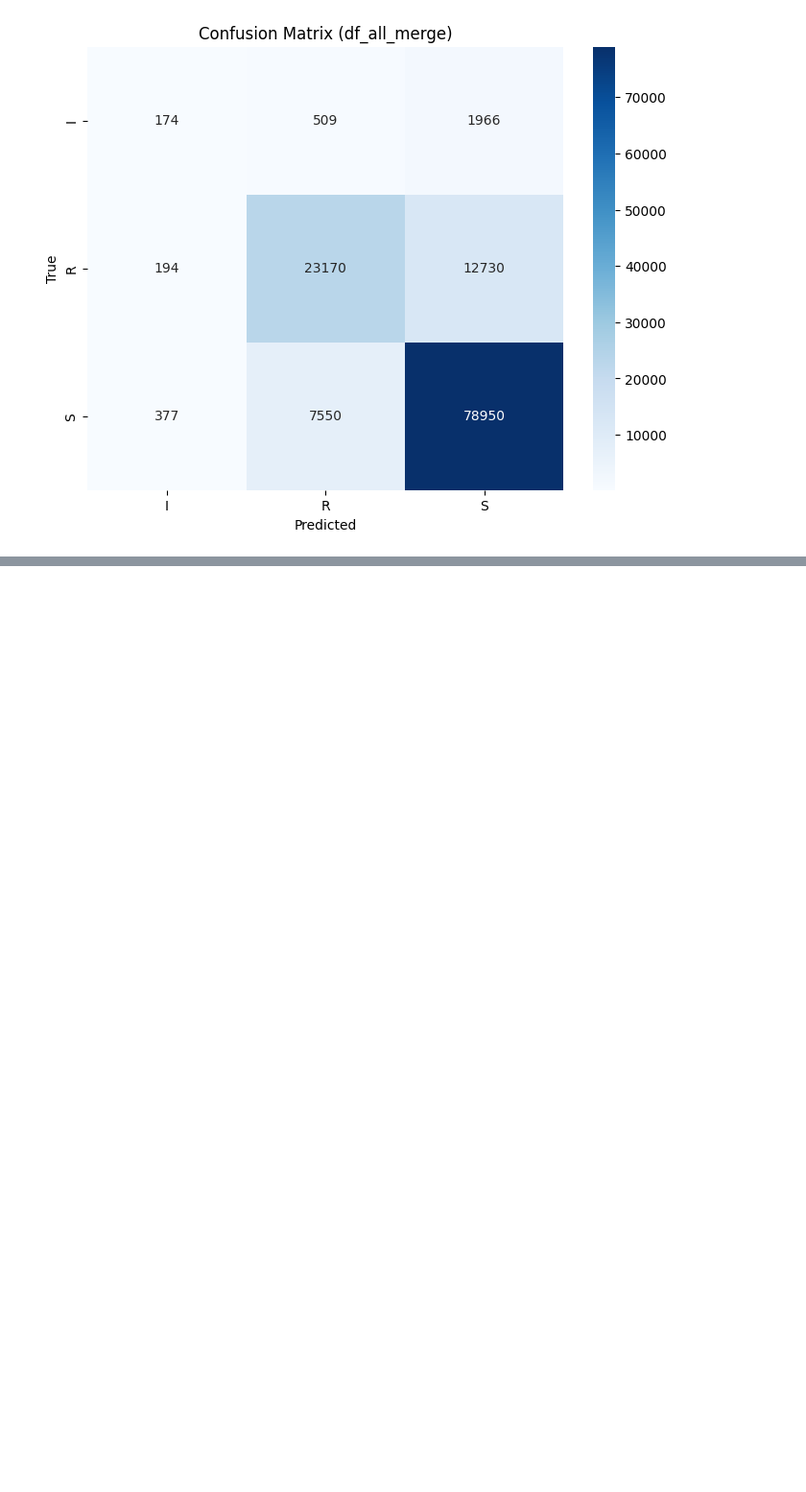
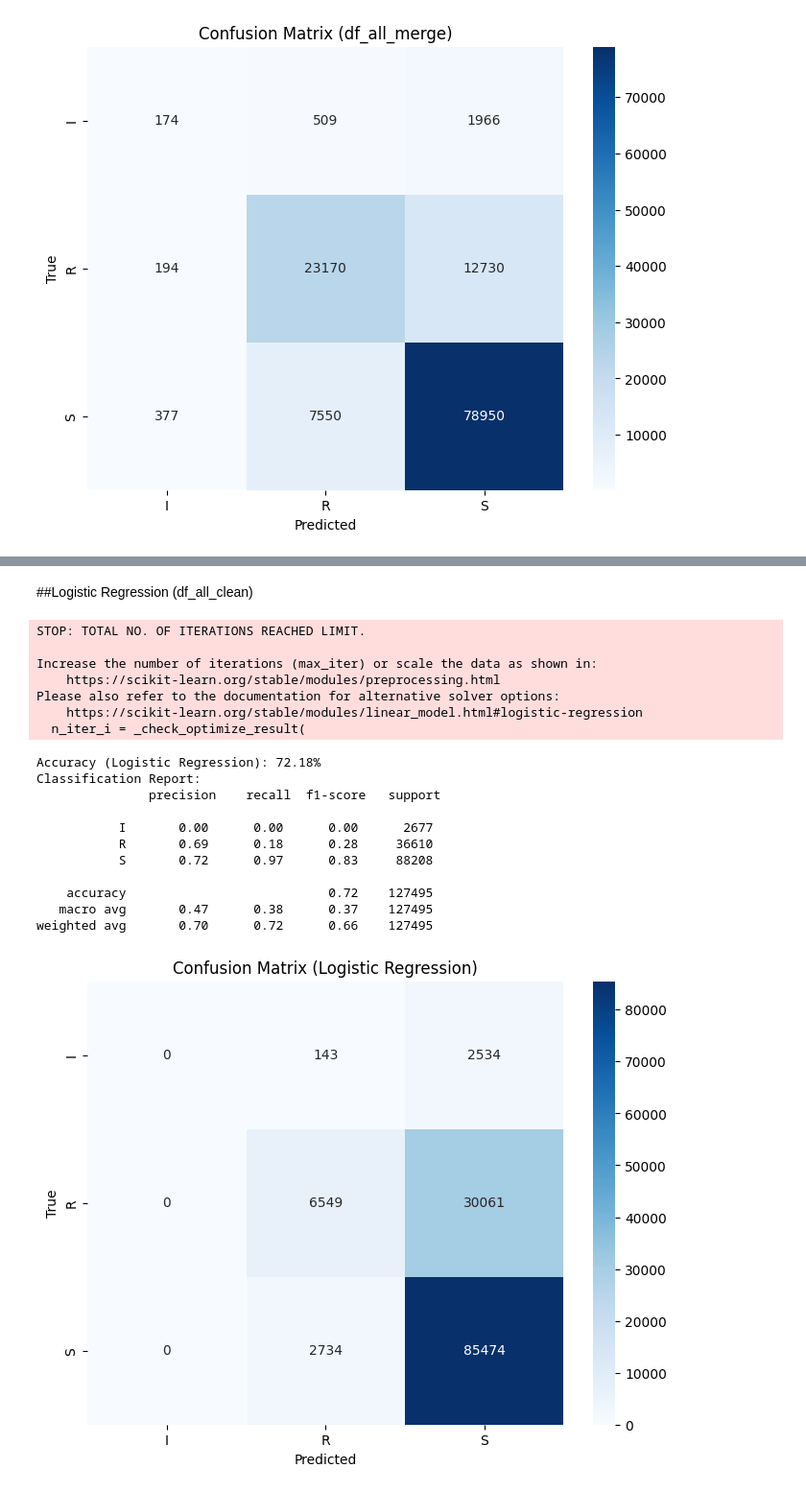
Before and after one commit to Jittiphat-s/Project-Antibiogram, a Jupyter notebook: Antibiogram_02.ipynb, the cells around one changed output, grey strips where cells are left out. Shown at 96% size. Drawn from its saved outputs; the diff is of its cells as text; code cells hidden in the pictures; blank space fills up the shorter version.

```diff
--- a/Antibiogram_02.ipynb
+++ b/Antibiogram_02.ipynb
@@ -3411,0 +3212,73 @@ Preview df_all:
+# %% [markdown]
+##Logistic Regression (df_all_clean)
+# %%
+# STEP 6: Logistic Regression (df_all_clean)
+
+from sklearn.linear_model import LogisticRegression
+
+df_clean = df_all_clean.copy()
+
+# Label Encoding
+encoder = LabelEncoder()
+df_clean['anti_encoded'] = encoder.fit_transform(df_clean['anti_name_clean'].astype(str))
+df_clean['org_encoded'] = encoder.fit_transform(df_clean['org'].astype(str))
+df_clean['specimen_encoded'] = encoder.fit_transform(df_clean['specimen_clean'].astype(str))
+df_clean['vn_encoded'] = encoder.fit_transform(df_clean['vn'].astype(str))
+
+# Target encoding
+y_encoder = LabelEncoder()
+df_clean['anti_result_encoded'] = y_encoder.fit_transform(df_clean['anti_result_clean'].astype(str))
+
+# Feature Engineering
+df_clean['date_r'] = pd.to_datetime(df_clean['date_r'], errors='coerce')
+df_clean['day_of_week'] = df_clean['date_r'].dt.dayofweek.fillna(0).astype(int)
+df_clean['month'] = df_clean['date_r'].dt.month.fillna(0).astype(int)
+
+# Map dia
+dia_map = {"None":0, "Few":1, "Moderate":2, "Many":3}
+df_clean['dia'] = df_clean['dia'].map(dia_map).fillna(0).astype(int)
+
+df_clean = df_clean.fillna(0)
+
+# Input & Output
+X = df_clean[['anti_encoded','org_encoded','specimen_encoded','vn_encoded','dia','day_of_week','month']]
+y = df_clean['anti_result_encoded']
+
+X_train, X_test, y_train, y_test = train_test_split(X, y, test_size=0.2, random_state=42, stratify=y)
+
+# Logistic Regression
+model = LogisticRegression(max_iter=500, solver='lbfgs', multi_class='multinomial')
+model.fit(X_train, y_train)
+y_pred = model.predict(X_test)
+
+print(f"Accuracy (Logistic Regression): {accuracy_score(y_test, y_pred)*100:.2f}%")
+print("Classification Report:\n", classification_report(y_test, y_pred, target_names=y_encoder.classes_))
+
+conf_matrix = confusion_matrix(y_test, y_pred)
+plt.figure(figsize=(8,6))
+sns.heatmap(conf_matrix, annot=True, fmt="d", cmap="Blues",
+            xticklabels=y_encoder.classes_, yticklabels=y_encoder.classes_)
+plt.title("Confusion Matrix (Logistic Regression)")
+plt.xlabel("Predicted")
+plt.ylabel("True")
+plt.show()
+# %% [output]
+STOP: TOTAL NO. OF ITERATIONS REACHED LIMIT.
+
+Increase the number of iterations (max_iter) or scale the data as shown in:
+    https://scikit-learn.org/stable/modules/preprocessing.html
+Please also refer to the documentation for alternative solver options:
+    https://scikit-learn.org/stable/modules/linear_model.html#logistic-regression
+  n_iter_i = _check_optimize_result(
+Accuracy (Logistic Regression): 72.18%
+Classification Report:
+               precision    recall  f1-score   support
+
+           I       0.00      0.00      0.00      2677
+           R       0.69      0.18      0.28     36610
+           S       0.72      0.97      0.83     88208
+
+    accuracy                           0.72    127495
+   macro avg       0.47      0.38      0.37    127495
+weighted avg       0.70      0.72      0.66    127495
+[figure, added]
```
Also changed, not shown: parts of 17 cells of this notebook.
